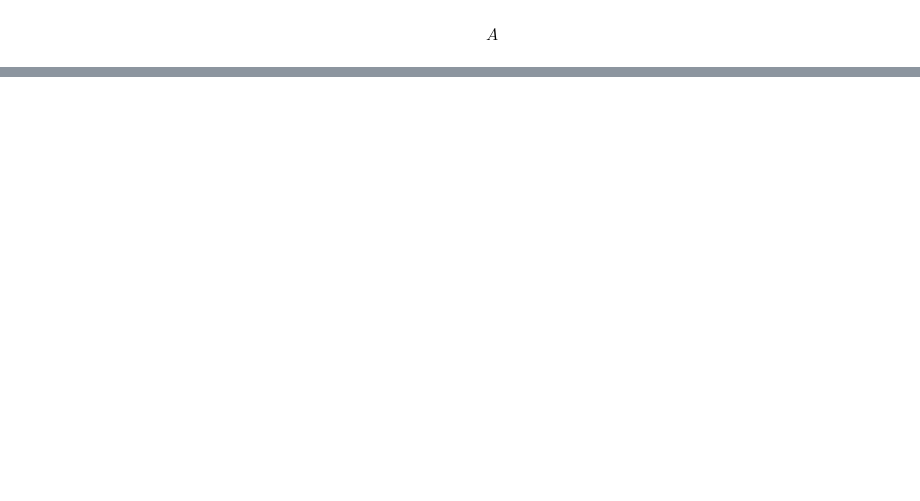
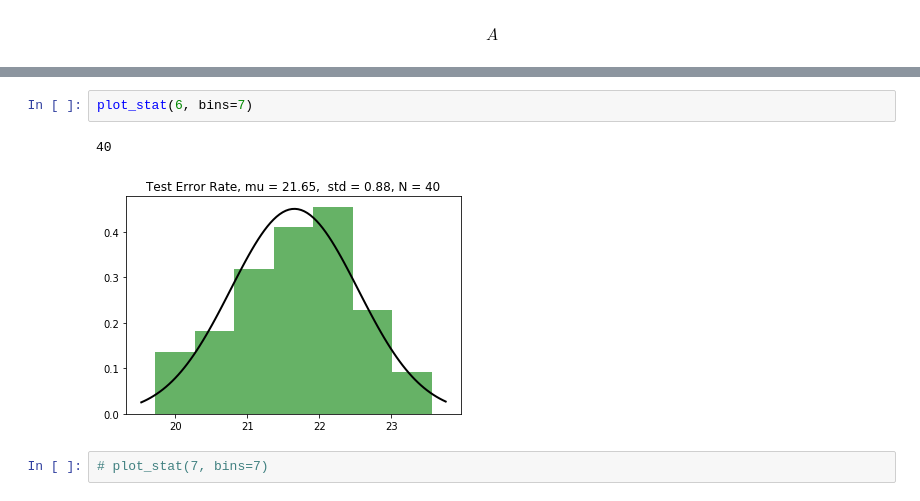
Before and after one commit to avecplezir/dnn-mode-connectivity, a Jupyter notebook: compute_statistic.ipynb, the cells around one changed output, grey strips where cells are left out. Drawn from its saved outputs; the diff is of its cells as text; blank space fills up the shorter version.

```diff
--- a/compute_statistic.ipynb
+++ b/compute_statistic.ipynb
@@ -496,0 +143,7 @@ np.savez(
+# %%
+plot_stat(6, bins=7)
+# %% [output]
+40
+[figure, added]
+# %%
+# plot_stat(7, bins=7)
```
Also changed, not shown: parts of 24 cells of this notebook, 11 other files.
